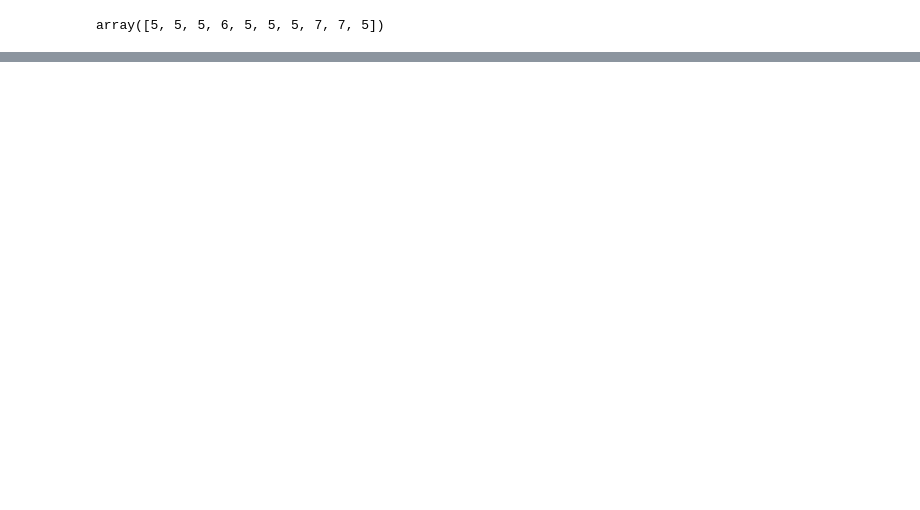
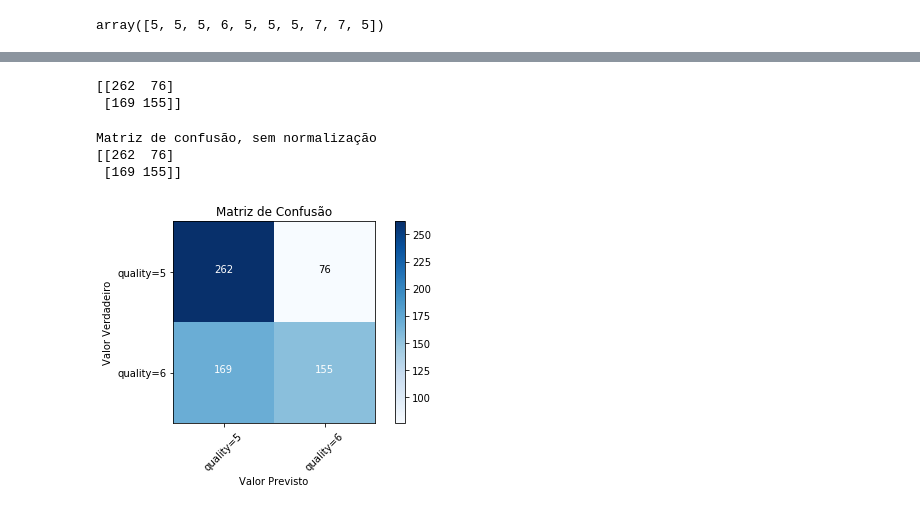
Before and after one commit to CaioVinicius100/Kaggle-Competition, a Jupyter notebook: WineQuality.ipynb, the cells around one changed output, grey strips where cells are left out. Drawn from its saved outputs; the diff is of its cells as text; code cells hidden in the pictures; blank space fills up the shorter version.

```diff
--- a/WineQuality.ipynb
+++ b/WineQuality.ipynb
@@ -74,7 +74,7 @@ O objetivo do algoritmo de __Regressão Logística__, é encontrar os melhores p
 
 #### Material retirado da própria aula, para melhor exemplificar
 # %%
-wine_df = wine_df[['fixed acidity', 'volatile acidity', 'residual sugar', 'chlorides', 'free sulfur dioxide', 'pH', 'density', 'quality']]
+wine_df = wine_df[['fixed acidity', 'volatile acidity', 'residual sugar', 'chlorides', 'free sulfur dioxide', 'pH', 'density', 'sulphates', 'quality']]
 wine_df['quality'] = wine_df['quality'].astype('int')
 wine_df.head()
 # %% [output]
@@ -130,5 +127,5 @@ array([[-0.52835961,  0.96187667, -0.45321841, -0.24370669, -0.46619252,
 # %%
-X_train, X_test, y_train, y_test = train_test_split( X, y, test_size=0.2, random_state=4)
+X_train, X_test, y_train, y_test = train_test_split( X, y, test_size=0.5, random_state=4)
 print ('Dados de Treinamento:', X_train.shape,  y_train.shape)
 print ('Dados de Validação:', X_test.shape,  y_test.shape)
 # %% [output]
@@ -137,2 +134,3 @@ Dados de Validação: (320, 7) (320,)
 # %%
-RL = LogisticRegression(C=0.01, solver='liblinear').fit(X_train,y_train)
+RL = LogisticRegression(C=0.01, solver='sag').fit(X_train,y_train)
+RL
@@ -161 +185,56 @@ array([[0.08890789, 0.07908379, 0.34834142, 0.27083123, 0.12514658,
+# %%
+from sklearn.metrics import classification_report, confusion_matrix
+import itertools
+
+def plot_confusion_matrix(cm, classes,
+                          normalize=False,
+                          title='Matriz de Confusão',
+                          cmap=plt.cm.Blues):
+    """
+    Esta função imprime e plota a matriz de confusão.
+    A normalização pode ser aplicada configurando 'normalize = True'.
+    """
+    if normalize:
+        cm = cm.astype('float') / cm.sum(axis=1)[:, np.newaxis]
+        print("Matriz de confusão normalizada")
+    else:
+        print("Matriz de confusão, sem normalização")
+
+    print(cm)
+
+    plt.imshow(cm, interpolation='nearest', cmap=cmap)
+    plt.title(title)
+    plt.colorbar()
+    tick_marks = np.arange(len(classes))
+    plt.xticks(tick_marks, classes, rotation=45)
+    plt.yticks(tick_marks, classes)
+
+    fmt = '.2f' if normalize else 'd'
+    thresh = cm.max() / 2.
+    for i, j in itertools.product(range(cm.shape[0]), range(cm.shape[1])):
+        plt.text(j, i, format(cm[i, j], fmt),
+                 horizontalalignment="center",
+                 color="white" if cm[i, j] > thresh else "black")
+
+    plt.tight_layout()
+    plt.ylabel('Valor Verdadeiro')
+    plt.xlabel('Valor Previsto')
+print(confusion_matrix(y_test, yhat, labels=[5,6]))
+# %% [output]
+[[262  76]
+ [169 155]]
+# %%
+# Calcula a Matriz de Confusão
+cnf_matrix = confusion_matrix(y_test, yhat, labels=[5,6])
+np.set_printoptions(precision=2)
+
+
+# Plota a Matriz de Confusão não-normalizada
+plt.figure()
+plot_confusion_matrix(cnf_matrix, classes=['quality=5','quality=6'],normalize= False,  title='Matriz de Confusão')
+# %% [output]
+Matriz de confusão, sem normalização
+[[262  76]
+ [169 155]]
+[figure, added]
 # %%
```
Also changed, not shown: parts of 21 cells of this notebook.
